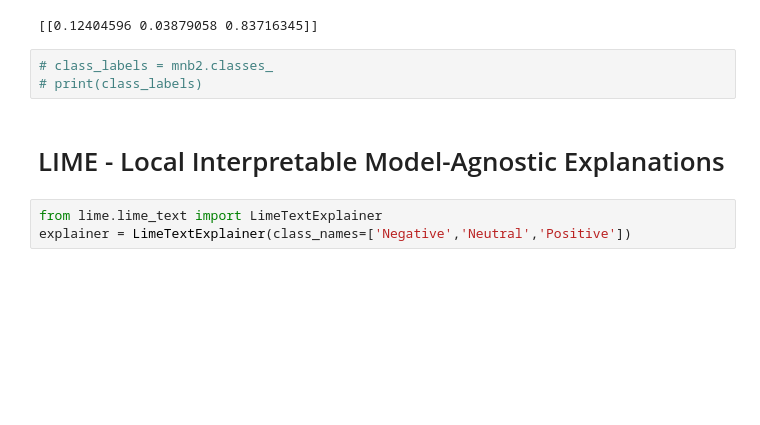
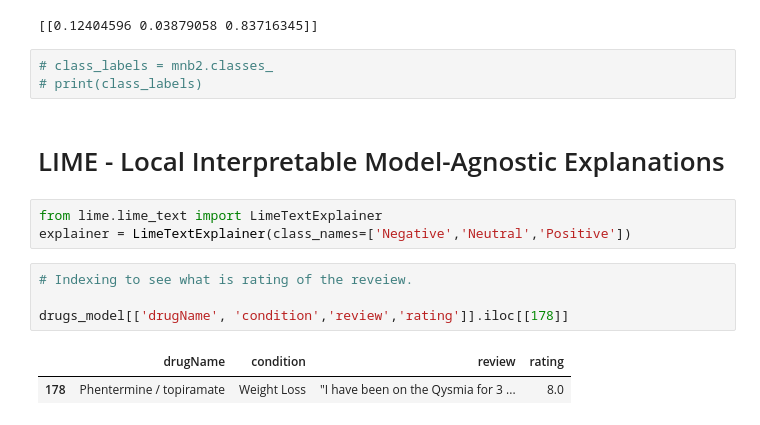
Before and after one commit to htanjore/Text-Analysis-NSS-Capstone, a Jupyter notebook: Drugs_reviews_models_intepretation_lime.ipynb, the cells around one changed output. Cells and saved outputs as stored; diff of their text form; blank space fills up the shorter version.

```diff
--- a/Drugs_reviews_models_intepretation_lime.ipynb
+++ b/Drugs_reviews_models_intepretation_lime.ipynb
@@ -51,3 +76,10 @@ print(mnb_pipeline.predict_proba([drugs_model.clean_text[1]]))
 # %%
 from lime.lime_text import LimeTextExplainer
 explainer = LimeTextExplainer(class_names=['Negative','Neutral','Positive'])
+# %%
+# Indexing to see what is rating of the reveiew.
+
+drugs_model[['drugName', 'condition','review','rating']].iloc[[178]]
+# %% [output]
+|  | drugName | condition | review | rating |
+| 178 | Phentermine / topiramate | Weight Loss | "I have been on the Qysmia for 3 ... | 8.0 |
```
Also changed, not shown: parts of 13 cells of this notebook, 4 other files.
